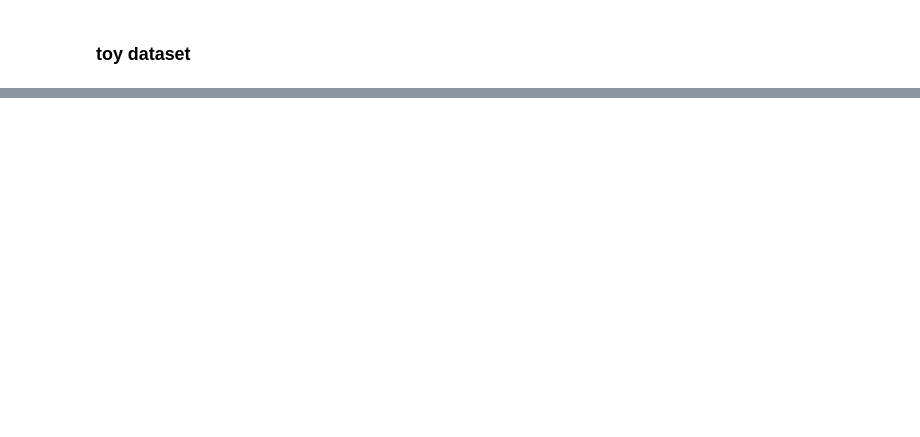
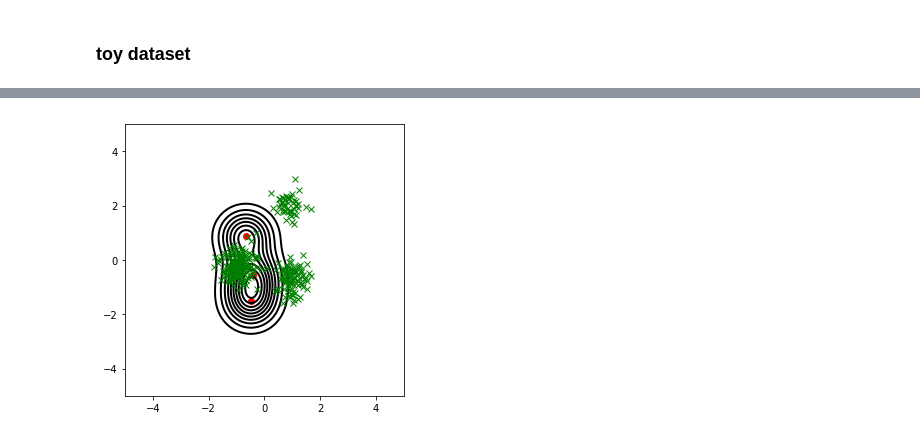
Before and after one commit to masa-su/pixyz, a Jupyter notebook: examples/gmm.ipynb, the cells around one changed output, grey strips where cells are left out. Cells and saved outputs as stored; diff of their text form; code cells hidden in the pictures; blank space fills up the shorter version.

```diff
--- a/examples/gmm.ipynb
+++ b/examples/gmm.ipynb
@@ -132,0 +81,18 @@ tensor([[9.9313e-01, 9.8460e-01, 1.2533e-02,  ..., 1.0000e+00, 1.0000e+00,
+# %%
+from pixyz.distributions import Normal, Categorical, Bernoulli
+from pixyz.distributions.mixture_distributions import MixtureModel
+
+z_dim = 3 # the number of mixture
+x_dim = 2
+
+distributions = []
+for i in range(z_dim):
+    loc = torch.randn(x_dim)
+    scale = torch.empty(x_dim).fill_(0.6)
+    distributions.append(Normal(loc=loc, scale=scale, var=["x"], name="p_%d" %i))
+
+probs = torch.empty(z_dim).fill_(1. / z_dim)
+prior = Categorical(probs=probs, var=["z"], name="prior")
+
+p = MixtureModel(distributions=distributions, prior=prior)
+print(p)
@@ -132,0 +141,15 @@ tensor([[9.9313e-01, 9.8460e-01, 1.2533e-02,  ..., 1.0000e+00, 1.0000e+00,
+# %%
+def plot_density_2d(x, y, loglike):
+    fig = plt.figure(figsize=(5, 5))
+
+    plt.plot(samples_dict["x"][:,0].data.numpy(), samples_dict["x"][:,1].data.numpy(), 'gx')
+
+    for d in distributions:
+        plt.scatter(d.constant_params_dict["loc"][0], d.constant_params_dict["loc"][1], c='r', marker='o')
+
+    cs = plt.contour(x, y, loglike, 10, colors='k', linewidths=2)
+    plt.show()
+
+plot_density_2d(*get_density())
+# %% [output]
+[figure, added]
```
Also changed, not shown: parts of 16 cells of this notebook.
